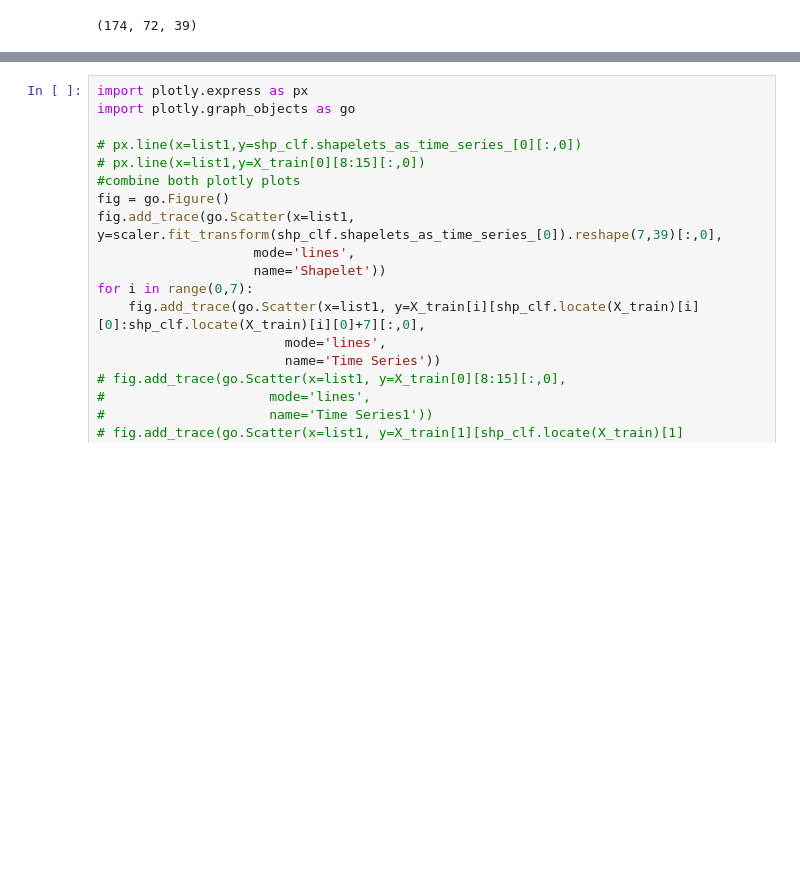
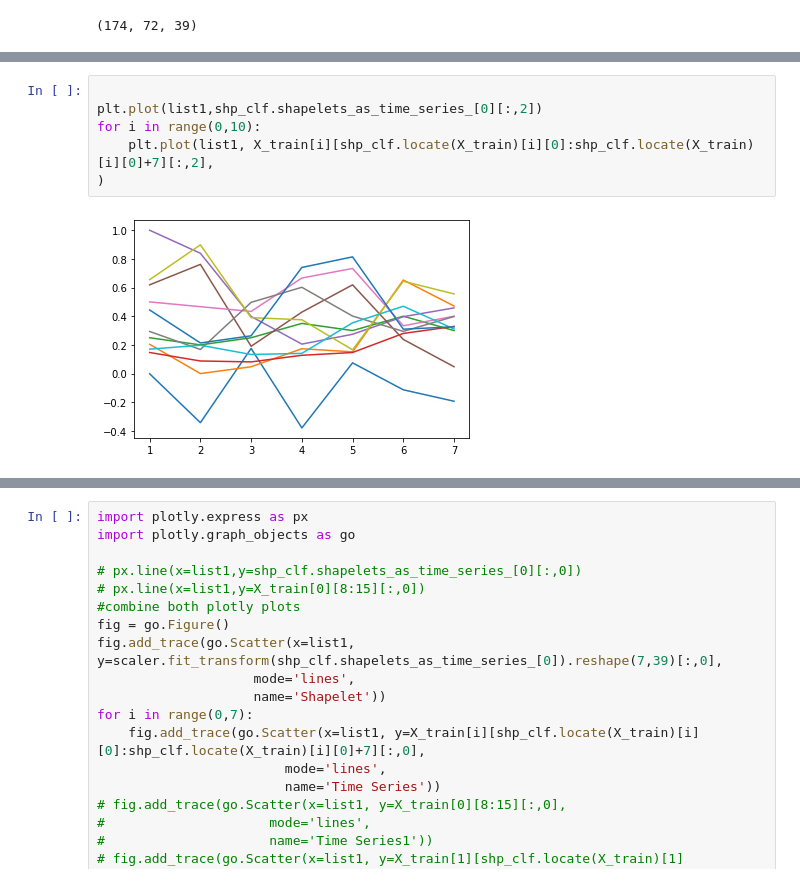
Before and after one commit to P-AEL/Analyse_von_Prozessdaten, a Jupyter notebook: Paul/Learning_Shapelets.ipynb, the cells around one changed output, grey strips where cells are left out. Cells and saved outputs as stored; diff of their text form; blank space fills up the shorter version.

```diff
--- a/Paul/Learning_Shapelets.ipynb
+++ b/Paul/Learning_Shapelets.ipynb
@@ -189,0 +190,8 @@ array([[[-4.50894624e-01,  7.17839718e-01, -4.84901816e-01, ...,
+# %%
+
+plt.plot(list1,shp_clf.shapelets_as_time_series_[0][:,2])
+for i in range(0,10):
+    plt.plot(list1, X_train[i][shp_clf.locate(X_train)[i][0]:shp_clf.locate(X_train)[i][0]+7][:,2],
+)
+# %% [output]
+[figure, added]
```
Also changed, not shown: parts of 18 cells of this notebook, 1 other file.
